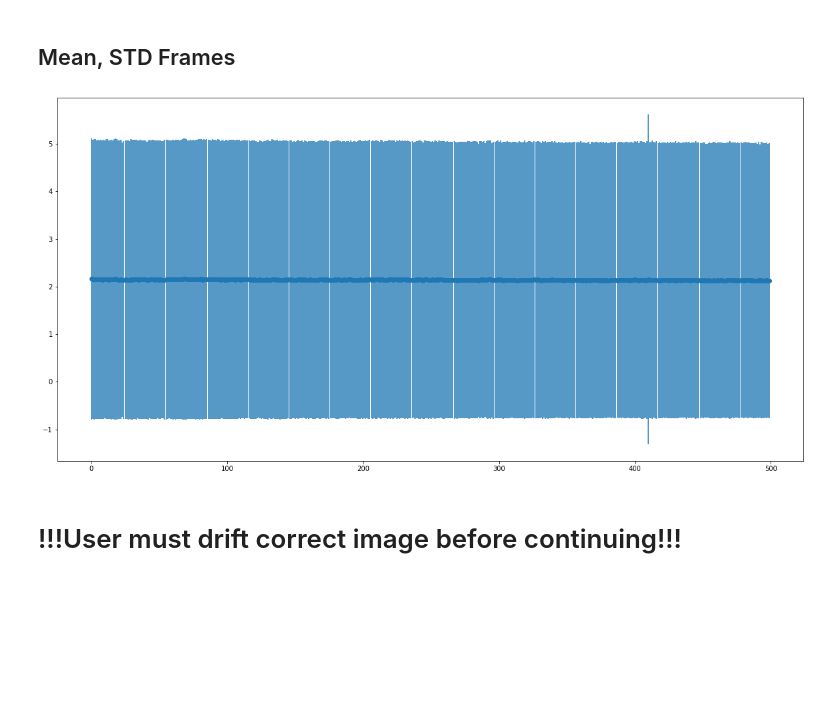
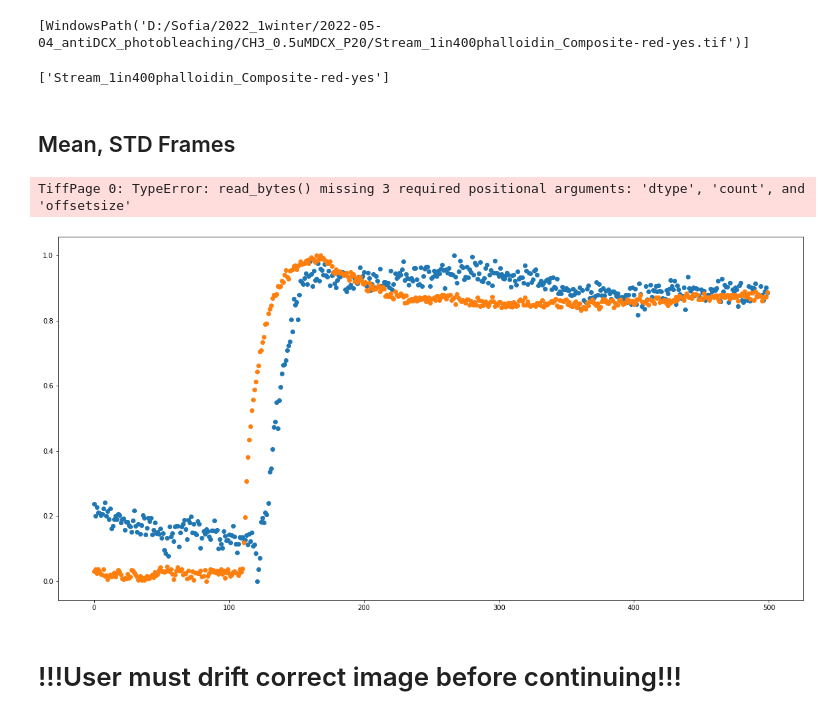
Before and after one commit to sofiacruzt/sofia-brouhardlab, a Jupyter notebook: curvature_taxol/Photobleaching-OneStack.ipynb, the cells around one changed output. Drawn from its saved outputs; the diff is of its cells as text; code cells hidden in the pictures; blank space fills up the shorter version.

```diff
--- a/curvature_taxol/Photobleaching-OneStack.ipynb
+++ b/curvature_taxol/Photobleaching-OneStack.ipynb
@@ -106,18 +29,42 @@ ax[1,1].imshow(substract[1], interpolation='none', vmin=0, vmax=10, origin=[0, 0
+# %%
+files = []
+
+files = [x for x in path.iterdir() if x.is_file()]
+files = [i for i in files if str(i).rfind('yes') != -1]
+
+files
+# %% [output]
+[WindowsPath('D:/Sofia/2022_1winter/2022-05-04_antiDCX_photobleaching/CH3_0.5uMDCX_P20/Stream_1in400phalloidin_Composite-red-yes.tif')]
+# %%
+filenames = [i.stem for i in files]
+filenames
+# %% [output]
+['Stream_1in400phalloidin_Composite-red-yes']
 # %% [markdown]
 ## Mean, STD Frames ##
-# %%
-stack = substract
-t_len = len(stack)
-mean_frames = [stack[i].mean() for i in range(t_len)]
-std_frames = [stack[i].std() for i in range(t_len)]
+# %%
+def stack_mean(file):
+    stack = tifffile.imread(file)
+
+    mean_frames = [i.mean() for i in stack]
+    mean_frames = (mean_frames - min(mean_frames)) / (max(mean_frames) - min(mean_frames))
+
+    return mean_frames
+# %%
+stack0 = stack_mean(files[0])
+#stack1 = stack_mean(files[1])
+
+t0 = np.arange(len(stack0))
+#t1 = np.arange(len(stack1))
+# %% [output]
+TiffPage 0: TypeError: read_bytes() missing 3 required positional arguments: 'dtype', 'count', and 'offsetsize'
 # %%
-t = np.arange(t_len)
-
 plt.figure(figsize=(20, 10))
-plt.errorbar(t, mean_frames, yerr=std_frames, fmt="o", )
+plt.scatter(t, stack0)
+plt.scatter(t, stack1)
 plt.show()
 # %% [output]
-[figure, old version]
+[figure, new version]
 # %% [markdown]
 # !!!User must drift correct image before continuing!!! #
 # %% [markdown]
```
Also changed, not shown: parts of 7 cells of this notebook, 1 other file.
